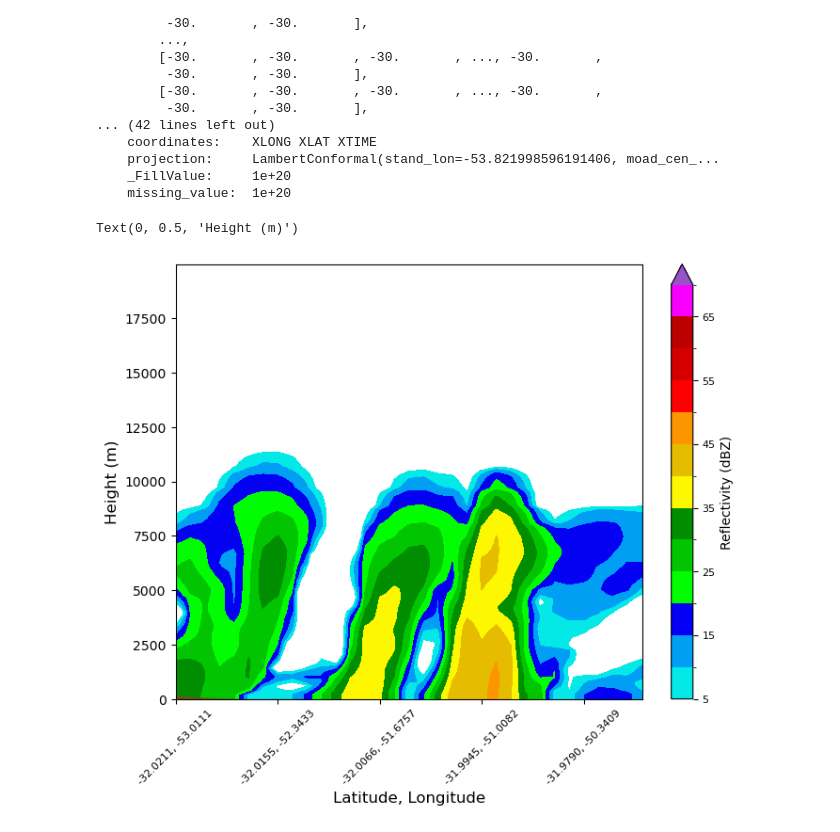
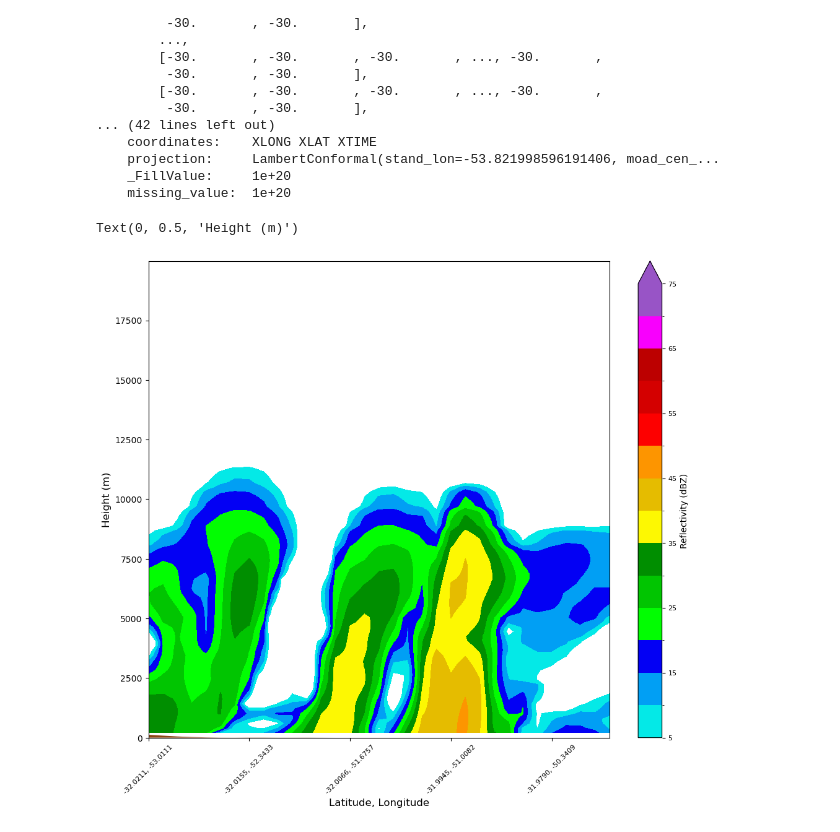
Before and after one commit to douglima8/WRF-Python, a Jupyter notebook: WRF-Python_tutorial.ipynb, the cells around one changed output. Saved outputs shown, nothing was run; the diff lists cells and outputs as text; code cells hidden in the pictures.

```diff
--- a/WRF-Python_tutorial.ipynb
+++ b/WRF-Python_tutorial.ipynb
@@ -140,7 +144,7 @@ Now that all tests have passed, lets try reading in a single wrfout file with ne
 # %%
 ### Reading a single file and inspect the variables ###
 
-PATH = "/home/douglas/WRF-Python/data/wrfout_d01_2022-07-16_13:00:00"
+PATH = "/home/douglas/WRF-Python/data/wrfout_d01_2022-07-16_14:00:00"
 
 wrf_file = Dataset(PATH)
 
@@ -432,7 +435,7 @@ end_point = CoordPair(lat=-32,lon=-50)
 
 # Get the WRF variables
 ht = getvar(wrf_file, "z", timeidx=-1)
-ter = getvar(wrf_file, "ter", timeidx=-1)
+ter = getvar(wrf_file, "ter",units='m',timeidx=-1)
 dbz = getvar(wrf_file, "dbz", timeidx=-1)
 max_dbz = getvar(wrf_file, "mdbz", timeidx=-1)
 Z = 10**(dbz/10.) # Use linear Z for interpolation
@@ -441,6 +444,10 @@ z_cross = vertcross(Z, ht, wrfin=wrf_file,
                     start_point=start_point,
                     end_point=end_point,
                     latlon=True, meta=True)
+
+# Get the terrain heights along the cross section line
+ter_line = interpline(ter, wrfin=wrf_file, start_point=start_point,
+                      end_point=end_point)
 
 # Convert back to dBz after interpolation
 dbz_cross = 10.0 * np.log10(z_cross)
@@ -473,33 +480,11 @@ array([[[-30.       , -30.       , -30.       , ..., -30.       ,
 
 dbz_cross_filled = np.ma.copy(to_np(dbz_cross))
 
-# For each cross section column, find the first index with non-missing
-# values and copy these to the missing elements below.
-for i in range(dbz_cross_filled.shape[-1]):
-    column_vals = dbz_cross_filled[:,i]
-    # Let's find the lowest index that isn't filled. The nonzero function
-    # finds all unmasked values greater than 0. Since 0 is a valid value
-    # for dBZ, let's change that threshold to be -200 dBZ instead.
-    first_idx = int(np.transpose((column_vals > -200).nonzero())[0])
-    dbz_cross_filled[0:first_idx, i] = dbz_cross_filled[first_idx, i]
-
-# Get the terrain heights along the cross section line
-ter_line = interpline(ter, wrfin=wrf_file, start_point=start_point,
-                      end_point=end_point)
-
-# Get the lat/lon points
-lats, lons = latlon_coords(dbz)
-
-# Get the cartopy projection object
-cart_proj = get_cartopy(dbz)
-
-# Create the figure
-fig = plt.figure(figsize=(8,6))
+fig = plt.figure(figsize=(12,10))
 ax_cross = plt.axes()
 
 dbz_levels = np.arange(5., 75., 5.)
 
-# Create the color table found on NWS pages.
 dbz_rgb = np.array([[4,233,231],
                     [1,159,244], [3,0,244],
                     [2,253,2], [1,197,1],
@@ -512,39 +497,41 @@ dbz_rgb = np.array([[4,233,231],
 dbz_map, dbz_norm = from_levels_and_colors(dbz_levels, dbz_rgb,
                                            extend="max")
 
-# Make the cross section plot for dbz
-dbz_levels = np.arange(5.,75.,5.)
+data_min = 5
+data_max = 75
+interval = 5
+levels = np.arange(data_min,data_max + interval,interval)
+
 xs = np.arange(0, dbz_cross.shape[-1], 1)
 ys = to_np(dbz_cross.coords["vertical"])
 dbz_contours = ax_cross.contourf(xs,
                                  ys,
                                  to_np(dbz_cross_filled),
-                                 levels=dbz_levels,
+                                 levels=levels,
                                  cmap=dbz_map,
                                  norm=dbz_norm,
                                  extend="max")
 # Add the color bar
 cb_dbz = fig.colorbar(dbz_contours, ax=ax_cross, label='Reflectivity (dBZ)')
 cb_dbz.ax.tick_params(labelsize=8)
 
-# Fill in the mountain area
-ht_fill = ax_cross.fill_between(xs, 0, to_np(ter_line),
-                                facecolor="saddlebrown")
-
 # Set the x-ticks to use latitude and longitude labels
 coord_pairs = to_np(dbz_cross.coords["xy_loc"])
 x_ticks = np.arange(coord_pairs.shape[0])
 x_labels = [pair.latlon_str() for pair in to_np(coord_pairs)]
+
+ht_fill = ax_cross.fill_between(xs, 0, to_np(ter_line),
+                                facecolor="saddlebrown")
 
 # Set the desired number of x ticks below
 num_ticks = 5
 thin = int((len(x_ticks) / num_ticks) + .5)
 ax_cross.set_xticks(x_ticks[::thin])
 ax_cross.set_xticklabels(x_labels[::thin], rotation=45, fontsize=8)
 
 # Set the x-axis and  y-axis labels
 ax_cross.set_xlabel("Latitude, Longitude", fontsize=12)
 ax_cross.set_ylabel("Height (m)", fontsize=12)
 # %% [output]
 Text(0, 0.5, 'Height (m)')
-[figure, old version]
+[figure, new version]
```
Also changed, not shown: parts of 13 cells of this notebook.
